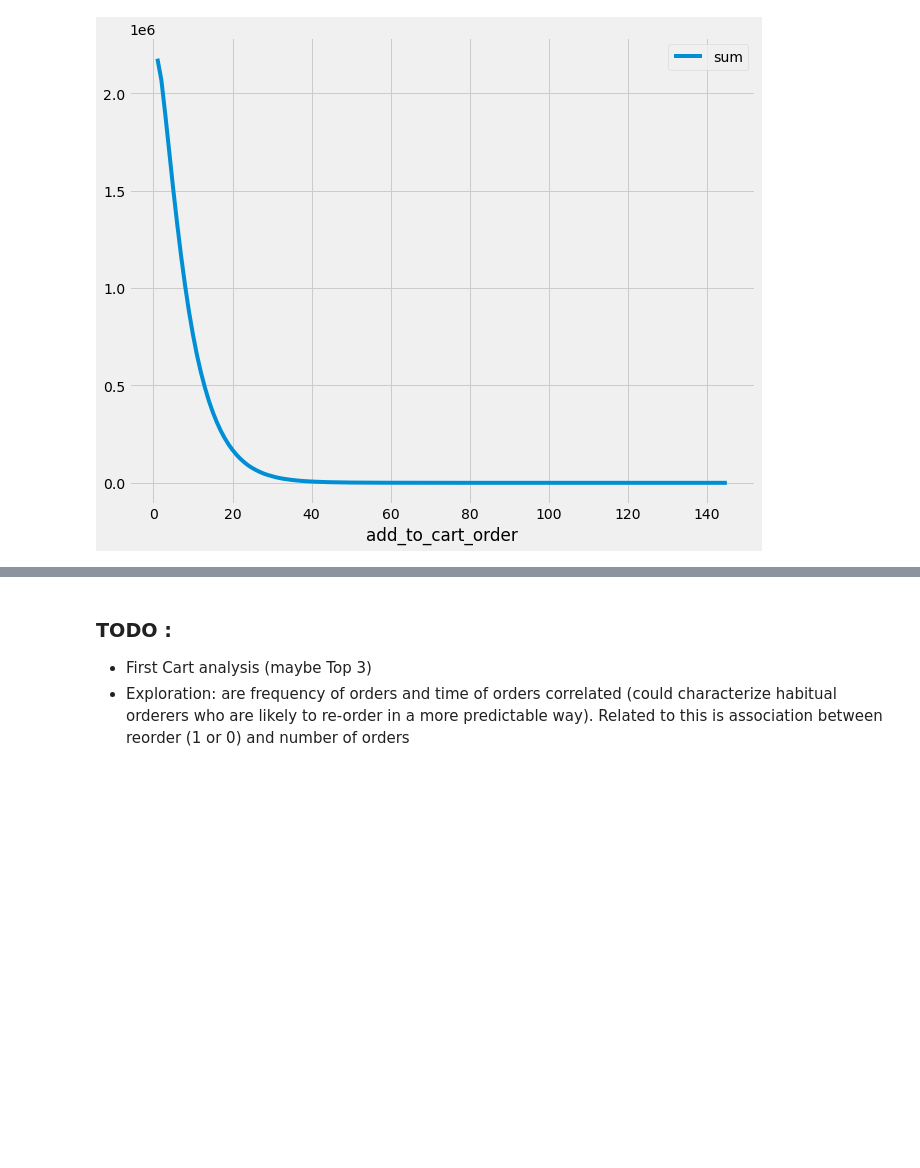
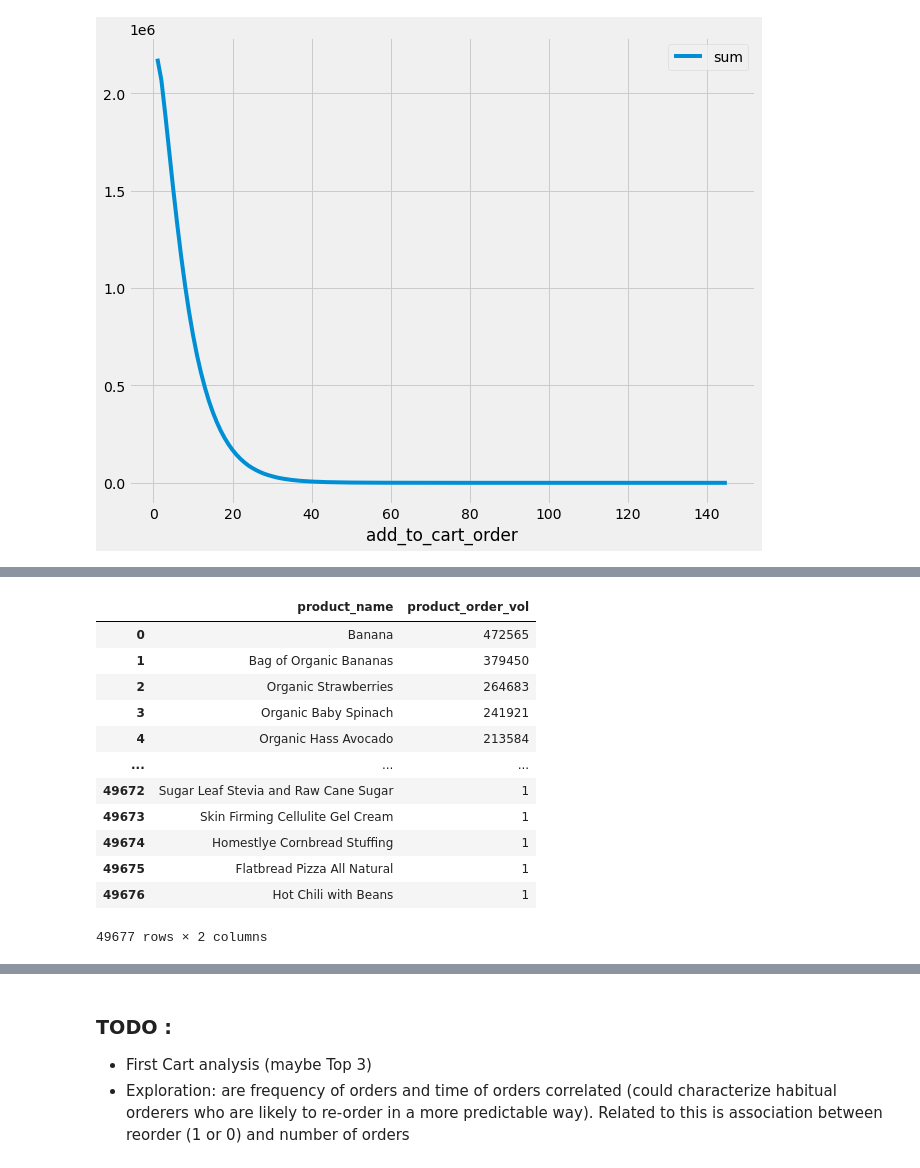
Before and after one commit to tchen052/Instacart-Market-Basket-Analysis, a Jupyter notebook: ipynb/eda/Cleanup and EDA.ipynb, the cells around one changed output, grey strips where cells are left out. Drawn from its saved outputs; the diff is of its cells as text; code cells hidden in the pictures; blank space fills up the shorter version.

```diff
--- a/ipynb/eda/Cleanup and EDA.ipynb
+++ b/ipynb/eda/Cleanup and EDA.ipynb
@@ -615,0 +657,19 @@ order_products_prior.groupby('add_to_cart_order')['reordered'].agg(['sum']).plot
+# %%
+order_vol_product = order_products_prior_df.product_name.value_counts().reset_index()
+order_vol_product.rename(columns={"index":"product_name","product_name":"product_order_vol"},inplace=True)
+order_vol_product
+ro_merged = pd.merge(reorder_rate_product, order_vol_product, how='left', on='product_name')
+# %% [output]
+|  | product_name | product_order_vol |
+| 0 | Banana | 472565 |
+| 1 | Bag of Organic Bananas | 379450 |
+| 2 | Organic Strawberries | 264683 |
+| 3 | Organic Baby Spinach | 241921 |
+| 4 | Organic Hass Avocado | 213584 |
+| ... | ... | ... |
+| 49672 | Sugar Leaf Stevia and Raw Cane Sugar | 1 |
+| 49673 | Skin Firming Cellulite Gel Cream | 1 |
+| 49674 | Homestlye Cornbread Stuffing | 1 |
+| 49675 | Flatbread Pizza All Natural | 1 |
+| 49676 | Hot Chili with Beans | 1 |
+49677 rows × 2 columns
```
Also changed, not shown: parts of 7 cells of this notebook.
